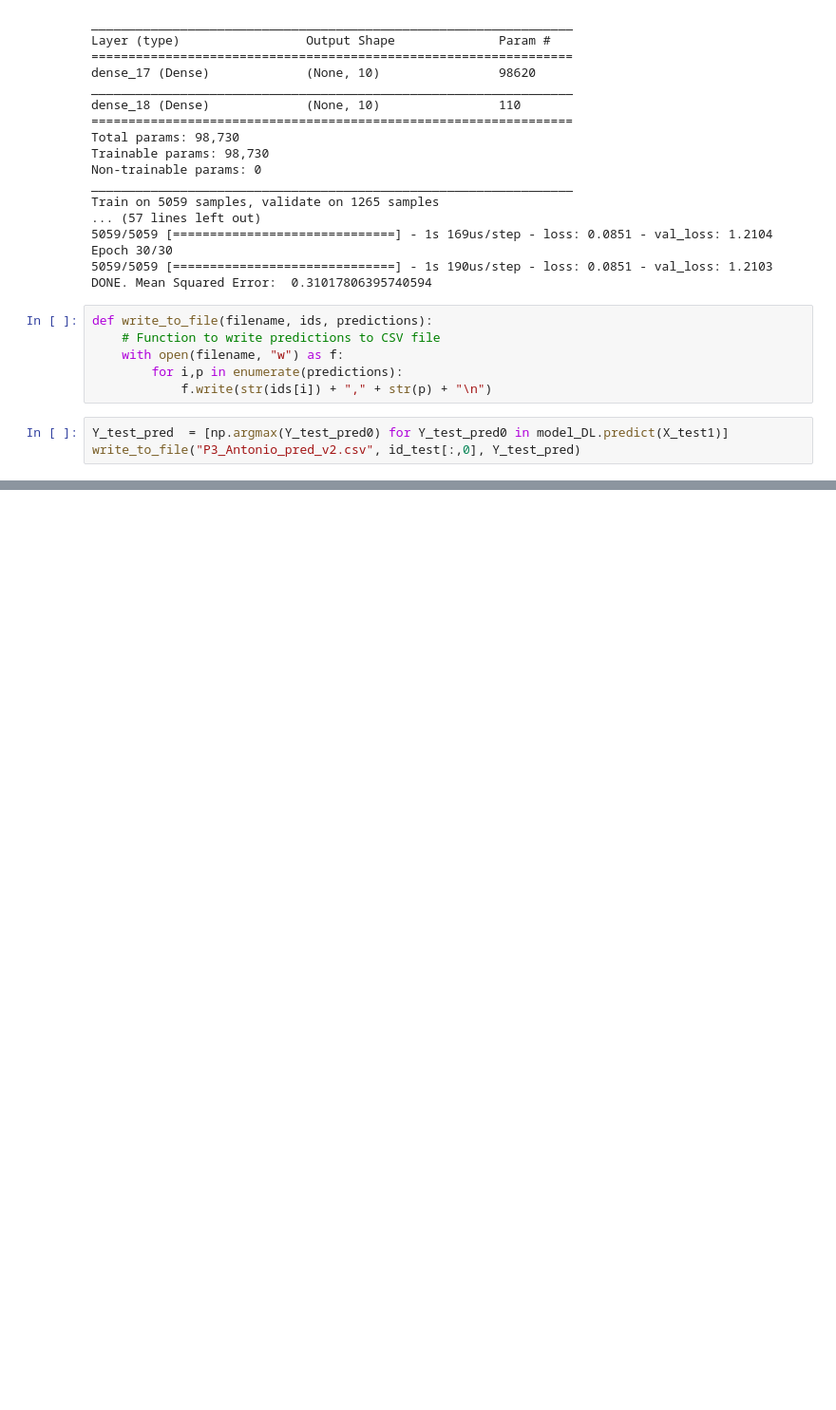
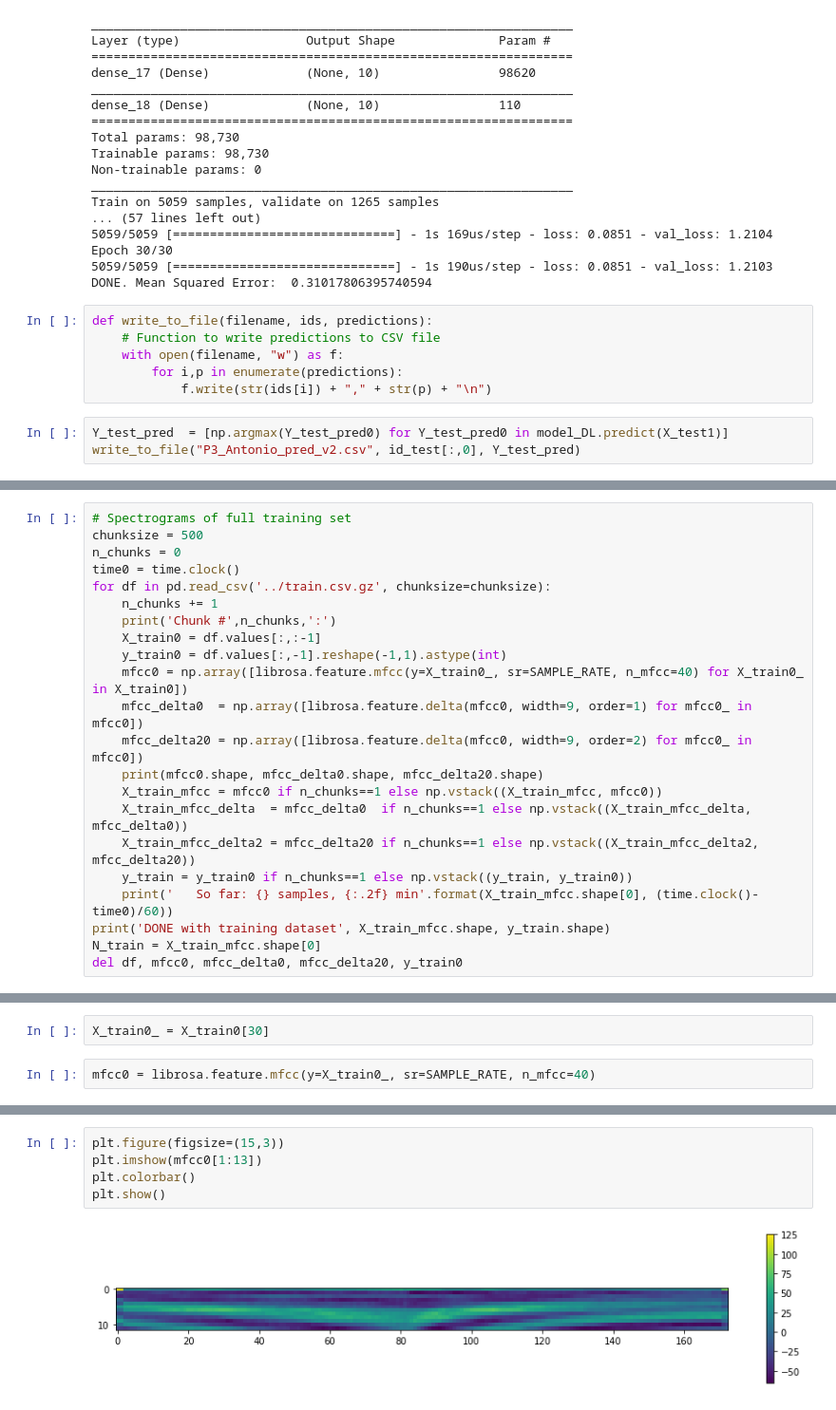
Before and after one commit to Copete/CS181_P3_dualspace, a Jupyter notebook: Antonio/P3_Antonio.ipynb, the cells around one changed output, grey strips where cells are left out. Shown at 95% size. Cells and saved outputs as stored; diff of their text form; blank space fills up the shorter version.

```diff
--- a/Antonio/P3_Antonio.ipynb
+++ b/Antonio/P3_Antonio.ipynb
@@ -325,0 +330,22 @@ write_to_file("P3_Antonio_pred_v2.csv", id_test[:,0], Y_test_pred)
+# %%
+# Spectrograms of full training set
+chunksize = 500
+n_chunks = 0
+time0 = time.clock()
+for df in pd.read_csv('../train.csv.gz', chunksize=chunksize):
+    n_chunks += 1
+    print('Chunk #',n_chunks,':')
+    X_train0 = df.values[:,:-1]
+    y_train0 = df.values[:,-1].reshape(-1,1).astype(int)
+    mfcc0 = np.array([librosa.feature.mfcc(y=X_train0_, sr=SAMPLE_RATE, n_mfcc=40) for X_train0_ in X_train0])
+    mfcc_delta0  = np.array([librosa.feature.delta(mfcc0, width=9, order=1) for mfcc0_ in mfcc0])
+    mfcc_delta20 = np.array([librosa.feature.delta(mfcc0, width=9, order=2) for mfcc0_ in mfcc0])
+    print(mfcc0.shape, mfcc_delta0.shape, mfcc_delta20.shape)
+    X_train_mfcc = mfcc0 if n_chunks==1 else np.vstack((X_train_mfcc, mfcc0))
+    X_train_mfcc_delta  = mfcc_delta0  if n_chunks==1 else np.vstack((X_train_mfcc_delta,  mfcc_delta0))
+    X_train_mfcc_delta2 = mfcc_delta20 if n_chunks==1 else np.vstack((X_train_mfcc_delta2, mfcc_delta20))
+    y_train = y_train0 if n_chunks==1 else np.vstack((y_train, y_train0))
+    print('   So far: {} samples, {:.2f} min'.format(X_train_mfcc.shape[0], (time.clock()-time0)/60))
+print('DONE with training dataset', X_train_mfcc.shape, y_train.shape)
+N_train = X_train_mfcc.shape[0]
+del df, mfcc0, mfcc_delta0, mfcc_delta20, y_train0
@@ -325,0 +358,4 @@ write_to_file("P3_Antonio_pred_v2.csv", id_test[:,0], Y_test_pred)
+# %%
+X_train0_ = X_train0[30]
+# %%
+mfcc0 = librosa.feature.mfcc(y=X_train0_, sr=SAMPLE_RATE, n_mfcc=40)
@@ -325,0 +382,7 @@ write_to_file("P3_Antonio_pred_v2.csv", id_test[:,0], Y_test_pred)
+# %%
+plt.figure(figsize=(15,3))
+plt.imshow(mfcc0[1:13])
+plt.colorbar()
+plt.show()
+# %% [output]
+[figure, added]
```
Also changed, not shown: parts of 10 cells of this notebook.
